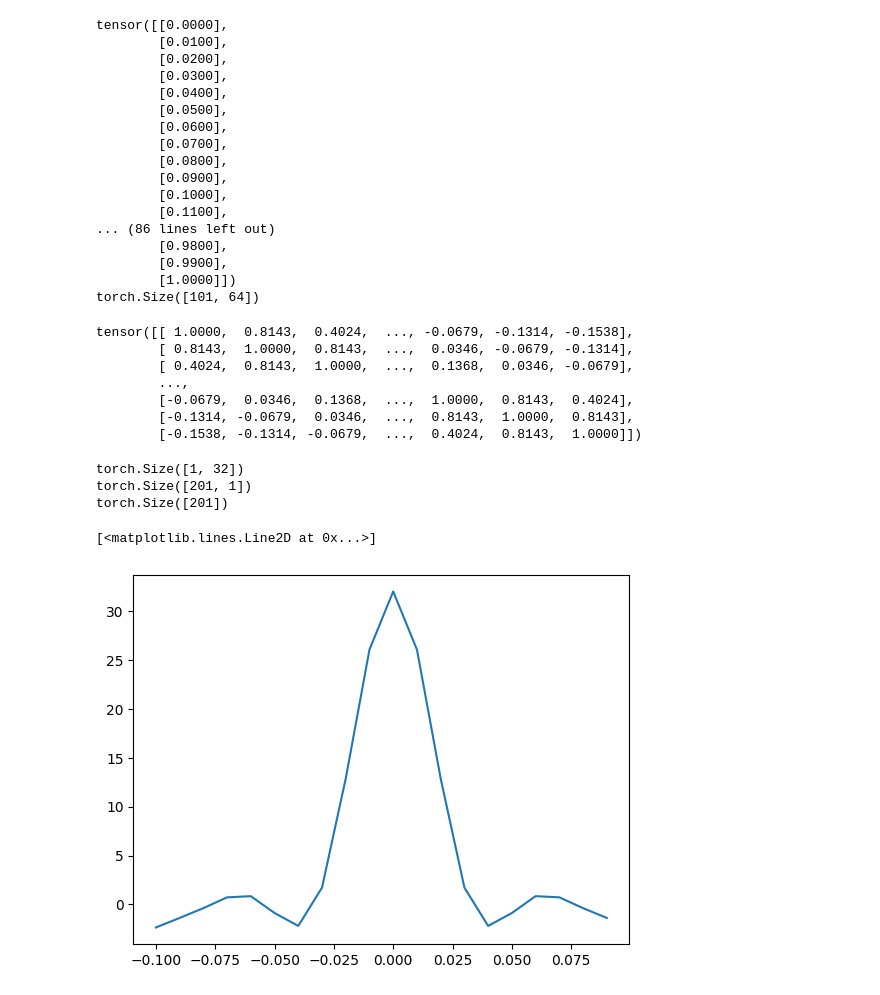
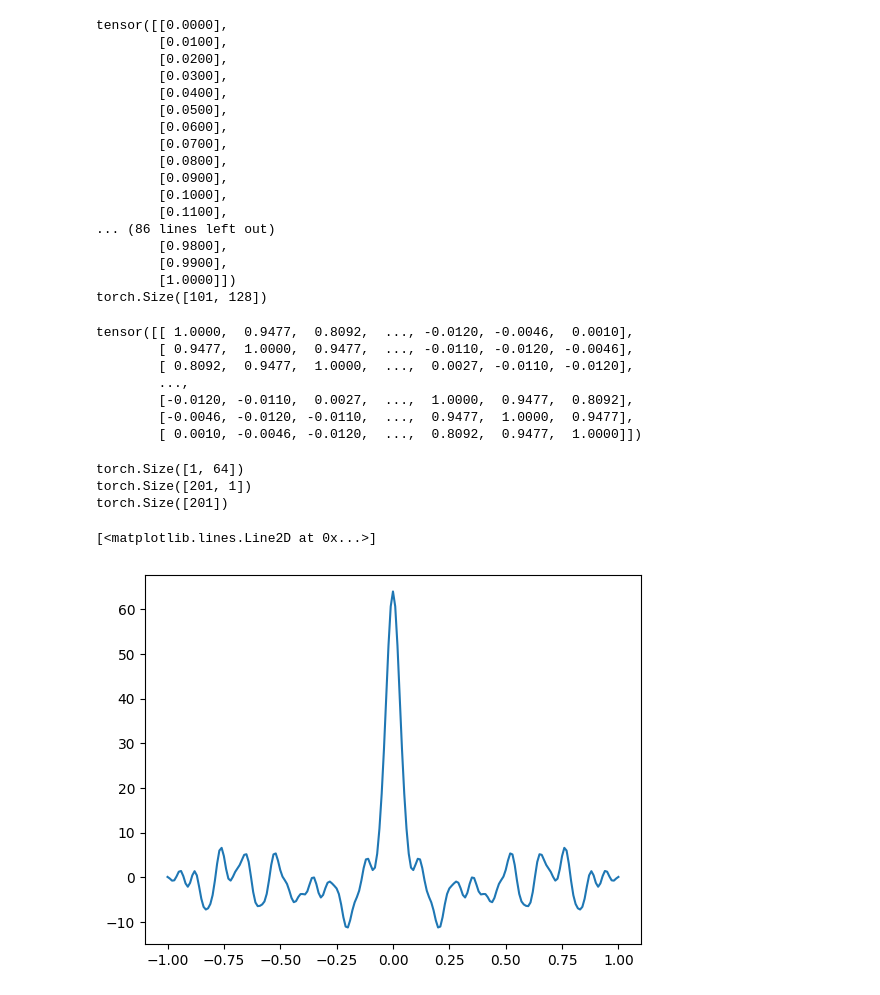
Before and after one commit to AoxiangFan/unimatch, a Jupyter notebook: decoder/kernel_function.ipynb, the cells around one changed output. Saved outputs shown, nothing was run; the diff lists cells and outputs as text; code cells hidden in the pictures.

Commit message:
finished coordinate embedding in unimatch

```diff
--- a/decoder/kernel_function.ipynb
+++ b/decoder/kernel_function.ipynb
@@ -17,8 +17,8 @@ import matplotlib.pyplot as plt
 PI = 3.141592653589793
 # %%
 torch.manual_seed(0)
-embedding_dimension = 64
-std = 10.0
+embedding_dimension = 128
+std = 5.0
 basis = torch.normal(mean=torch.zeros(1, embedding_dimension // 2), std=std)
 # %%
 random_data = torch.linspace(0, 1, 101)
@@ -45,28 +45,28 @@ tensor([[0.0000],
         [0.9800],
         [0.9900],
         [1.0000]])
-torch.Size([101, 64])
+torch.Size([101, 128])
 # %%
 print(color_embedding @ color_embedding.T)
 # %% [output]
-tensor([[ 1.0000,  0.8143,  0.4024,  ..., -0.0679, -0.1314, -0.1538],
-        [ 0.8143,  1.0000,  0.8143,  ...,  0.0346, -0.0679, -0.1314],
-        [ 0.4024,  0.8143,  1.0000,  ...,  0.1368,  0.0346, -0.0679],
+tensor([[ 1.0000,  0.9477,  0.8092,  ..., -0.0120, -0.0046,  0.0010],
+        [ 0.9477,  1.0000,  0.9477,  ..., -0.0110, -0.0120, -0.0046],
+        [ 0.8092,  0.9477,  1.0000,  ...,  0.0027, -0.0110, -0.0120],
         ...,
-        [-0.0679,  0.0346,  0.1368,  ...,  1.0000,  0.8143,  0.4024],
-        [-0.1314, -0.0679,  0.0346,  ...,  0.8143,  1.0000,  0.8143],
-        [-0.1538, -0.1314, -0.0679,  ...,  0.4024,  0.8143,  1.0000]])
+        [-0.0120, -0.0110,  0.0027,  ...,  1.0000,  0.9477,  0.8092],
+        [-0.0046, -0.0120, -0.0110,  ...,  0.9477,  1.0000,  0.9477],
+        [ 0.0010, -0.0046, -0.0120,  ...,  0.8092,  0.9477,  1.0000]])
 # %%
 print(basis.shape)
 delta = torch.linspace(-1, 1, 201)
 delta = delta[:, None]
 print(delta.shape)
 values = torch.sum(torch.cos(2 * PI * delta * basis), dim=1)
 print(values.shape)
-plt.plot(delta[90:110], values[90:110])
+plt.plot(delta, values)
 # %% [output]
-torch.Size([1, 32])
+torch.Size([1, 64])
 torch.Size([201, 1])
 torch.Size([201])
 [<matplotlib.lines.Line2D at 0x...>]
-[figure, old version]
+[figure, new version]
```
Also changed, not shown: 10 other files.
